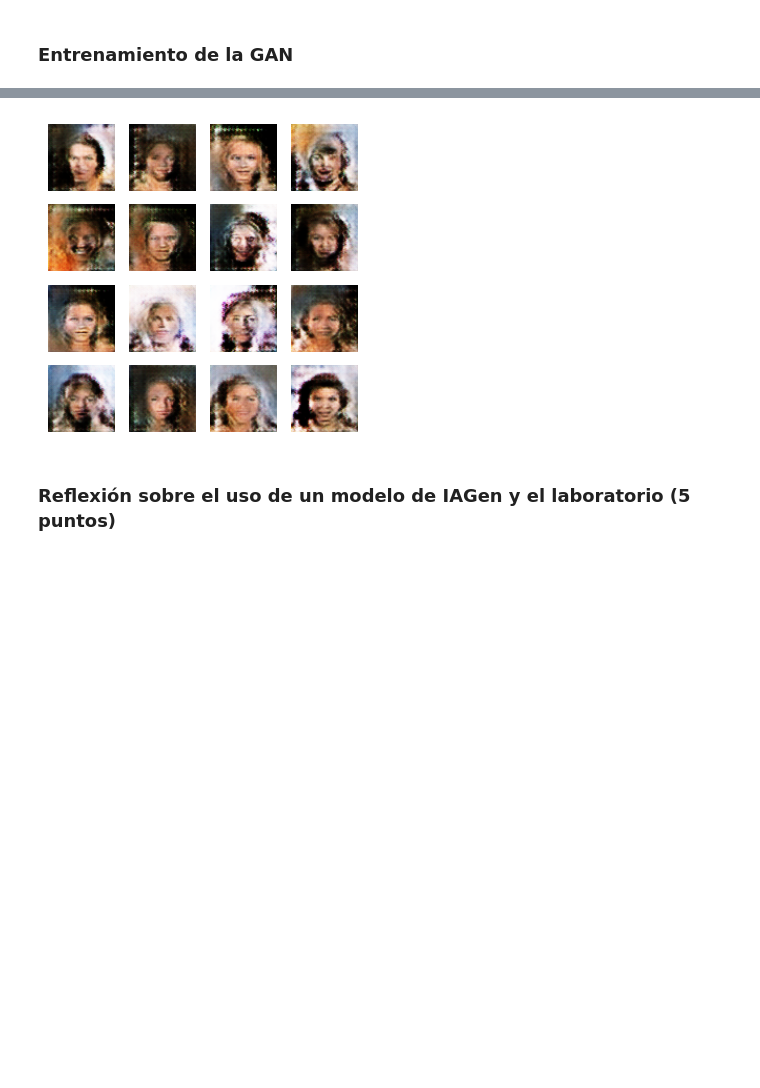
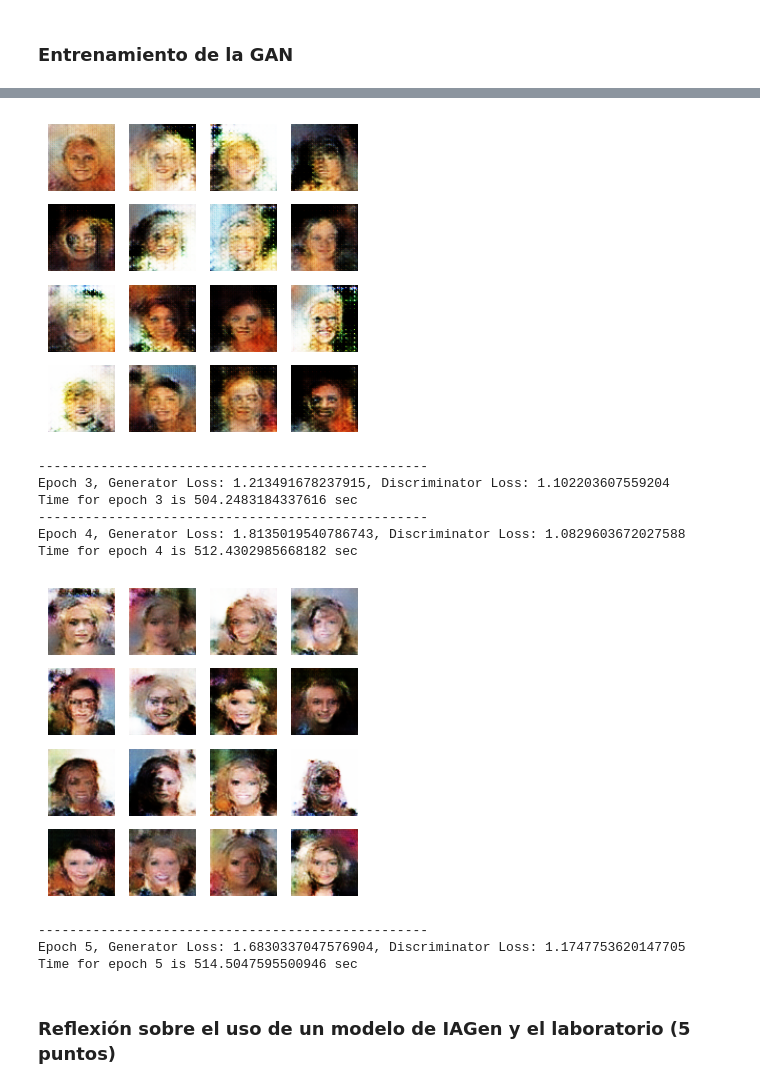
Before and after one commit to markalbrand56/DS-Laboratorio-6, a Jupyter notebook: l6.ipynb, the cells around one changed output, grey strips where cells are left out. Saved outputs shown, nothing was run; the diff lists cells and outputs as text; code cells hidden in the pictures; blank space fills up the shorter version.

Commit message:
5 epochs

```diff
--- a/l6.ipynb
+++ b/l6.ipynb
@@ -400,6 +400,6 @@ with tf.device('/gpu:0'):
     train_dataset = tf.data.Dataset.from_tensor_slices(X_train_images).shuffle(60000).batch(BATCH_SIZE)
 
     # Train the GAN for a specified number of epochs
-    train(train_dataset, epochs=2)
+    train(train_dataset, epochs=5)
 # %% [output]
 --------------------------------------------------
@@ -411 +411,11 @@ Time for epoch 2 is 520.5093734264374 sec
-[figure, old version]
+[figure, new version]
+--------------------------------------------------
+Epoch 3, Generator Loss: 1.213491678237915, Discriminator Loss: 1.102203607559204
+Time for epoch 3 is 504.2483184337616 sec
+--------------------------------------------------
+Epoch 4, Generator Loss: 1.8135019540786743, Discriminator Loss: 1.0829603672027588
+Time for epoch 4 is 512.4302985668182 sec
+[figure, added]
+--------------------------------------------------
+Epoch 5, Generator Loss: 1.6830337047576904, Discriminator Loss: 1.1747753620147705
+Time for epoch 5 is 514.5047595500946 sec
```
Also changed, not shown: parts of 4 cells of this notebook, 4 other files.
